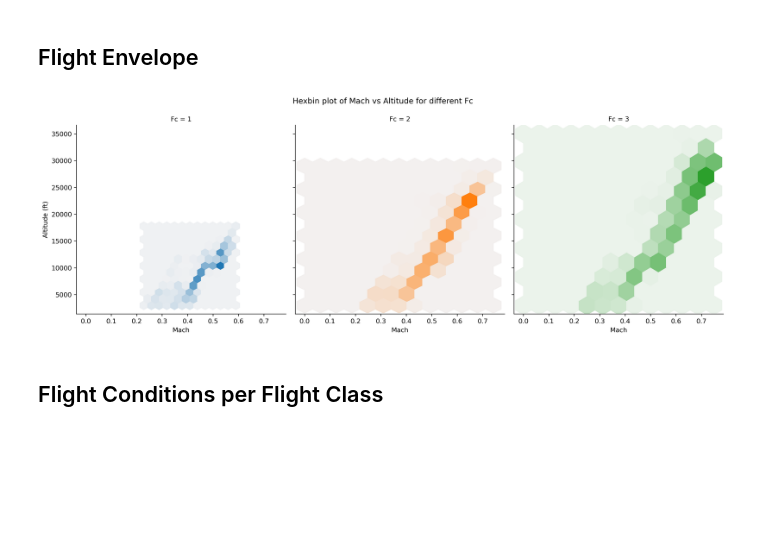
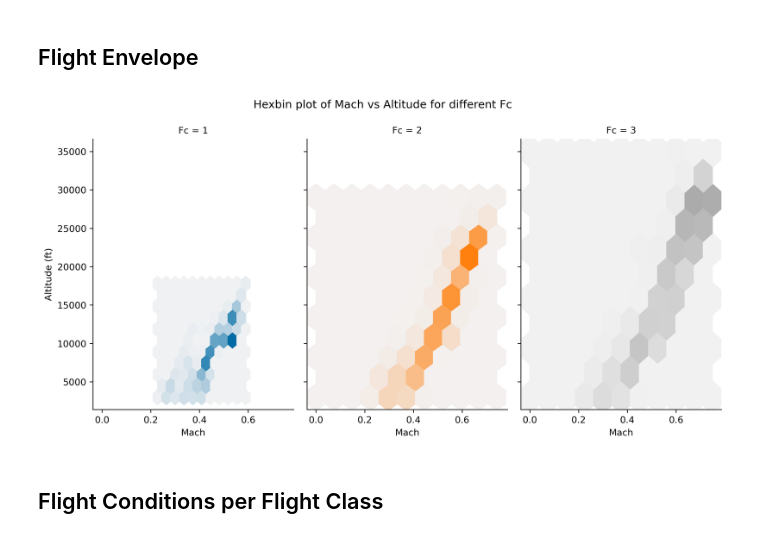
Before and after one commit to JuanEcheagaray75/tec_research_predictive_maintenance, a Jupyter notebook: activities/data_exploration/eda.ipynb, the cells around one changed output. Cells and saved outputs as stored; diff of their text form; code cells hidden in the pictures; blank space fills up the shorter version.

```diff
--- a/activities/data_exploration/eda.ipynb
+++ b/activities/data_exploration/eda.ipynb
@@ -11,11 +11,14 @@ import h5py
 import pandas as pd
 import numpy as np
 import matplotlib.pyplot as plt
+import pathlib
 import seaborn as sns
 from os.path import dirname, join
 
-DATA_DIR = join(dirname(dirname(os.getcwd())), 'data')
-IMG_DIR = join(os.getcwd(), 'img')
+plt.style.use('tableau-colorblind10')
+CWD = pathlib.Path().absolute()
+DATA_DIR = CWD.parent.parent / 'data' / 'raw'
+IMG_DIR = CWD / 'img'
 # %% [markdown]
 ## File size estimation
 # %%
@@ -258,19 +261,19 @@ There isn't really a strong difference between the initial flight and the last f
 # %%
 def hexbin(x, y, color, **kwargs):
     cmap = sns.light_palette(color, as_cmap=True)
-    plt.hexbin(x, y, gridsize=12, cmap=cmap, **kwargs)
+    plt.hexbin(x, y, gridsize=10, cmap=cmap, **kwargs)
 
 # Increase the size of the plot
-g = sns.FacetGrid(df_W, hue="Fc", col="Fc", height=5)
+g = sns.FacetGrid(df_W, hue="Fc", col="Fc", height=5, aspect=0.7)
 g.map(hexbin, "Mach", "alt")
 g.fig.suptitle("Hexbin plot of Mach vs Altitude for different Fc", y=1.05)
 g.fig.set_dpi(300)
 g.set_ylabels("Altitude (ft)")
 # Save figure
 g.savefig(fname=os.path.join(IMG_DIR, 'mach_altitude.png'), bbox_inches="tight", dpi=300)
 plt.show()
 # %% [output]
-[figure, old version]
+[figure, new version]
 # %% [markdown]
 ## Flight Conditions per Flight Class
 # %%
```
Also changed, not shown: parts of 3 cells of this notebook, 6 other files.
